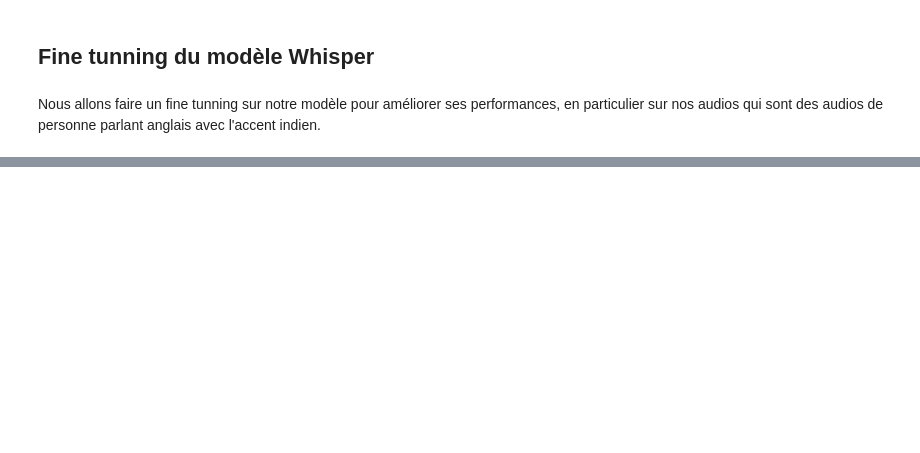
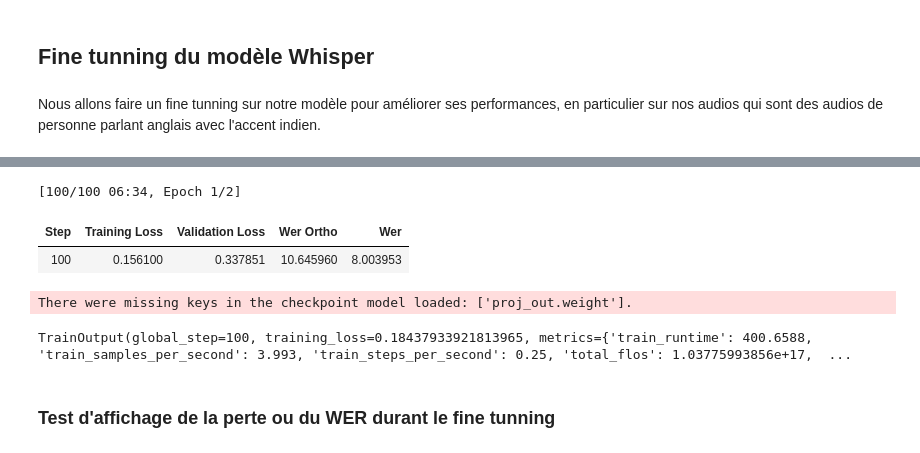
Before and after one commit to Elise23/MLSP_Project, a Jupyter notebook: Speech_to_Text.ipynb, the cells around one changed output, grey strips where cells are left out. Cells and saved outputs as stored; diff of their text form; code cells hidden in the pictures; blank space fills up the shorter version.

```diff
--- a/Speech_to_Text.ipynb
+++ b/Speech_to_Text.ipynb
@@ -380,0 +609,50 @@ Nous allons faire un fine tunning sur notre modèle pour améliorer ses performa
+# %%
+from transformers import Seq2SeqTrainingArguments
+
+training_args = Seq2SeqTrainingArguments(
+    output_dir="./whisper-base-dv",  # name on the HF Hub
+    per_device_train_batch_size=16,
+    gradient_accumulation_steps=1,  # increase by 2x for every 2x decrease in batch size
+    learning_rate=1e-5,
+    lr_scheduler_type="constant_with_warmup",
+    warmup_steps=50,
+    max_steps=100,  # increase to 4000 if you have your own GPU or a Colab paid plan
+    gradient_checkpointing=True,
+    fp16=True,
+    fp16_full_eval=True,
+    evaluation_strategy="epoch", # on calcule les metriques d'evaluation à chaque epoch
+    save_strategy="epoch",
+    per_device_eval_batch_size=16,
+    predict_with_generate=True,
+    generation_max_length=225,
+    save_steps=100,
+    eval_steps=100,
+    logging_steps=25,
+    report_to=["tensorboard"],
+    load_best_model_at_end=True,
+    metric_for_best_model="wer",
+    greater_is_better=False,
+    push_to_hub=True,
+)
+# %%
+from transformers import Seq2SeqTrainer
+
+trainer = Seq2SeqTrainer(
+    args=training_args,
+    model=model,
+    train_dataset=train_dataset_preprocess,
+    eval_dataset=test_dataset_preprocess,
+    data_collator=data_collator,
+    compute_metrics=compute_metrics,
+    tokenizer=processor
+)
+# %%
+trainer.train()
+# %% [output]
+[100/100 06:34, Epoch 1/2]
+| Step | Training Loss | Validation Loss | Wer Ortho | Wer |
+| 100 | 0.156100 | 0.337851 | 10.645960 | 8.003953 |
+There were missing keys in the checkpoint model loaded: ['proj_out.weight'].
+TrainOutput(global_step=100, training_loss=0.18437933921813965, metrics={'train_runtime': 400.6588, 'train_samples_per_second': 3.993, 'train_steps_per_second': 0.25, 'total_flos': 1.03775993856e+17,  ...
+# %% [markdown]
+### Test d'affichage de la perte ou du WER durant le fine tunning
```
Also changed, not shown: parts of 46 cells of this notebook.
